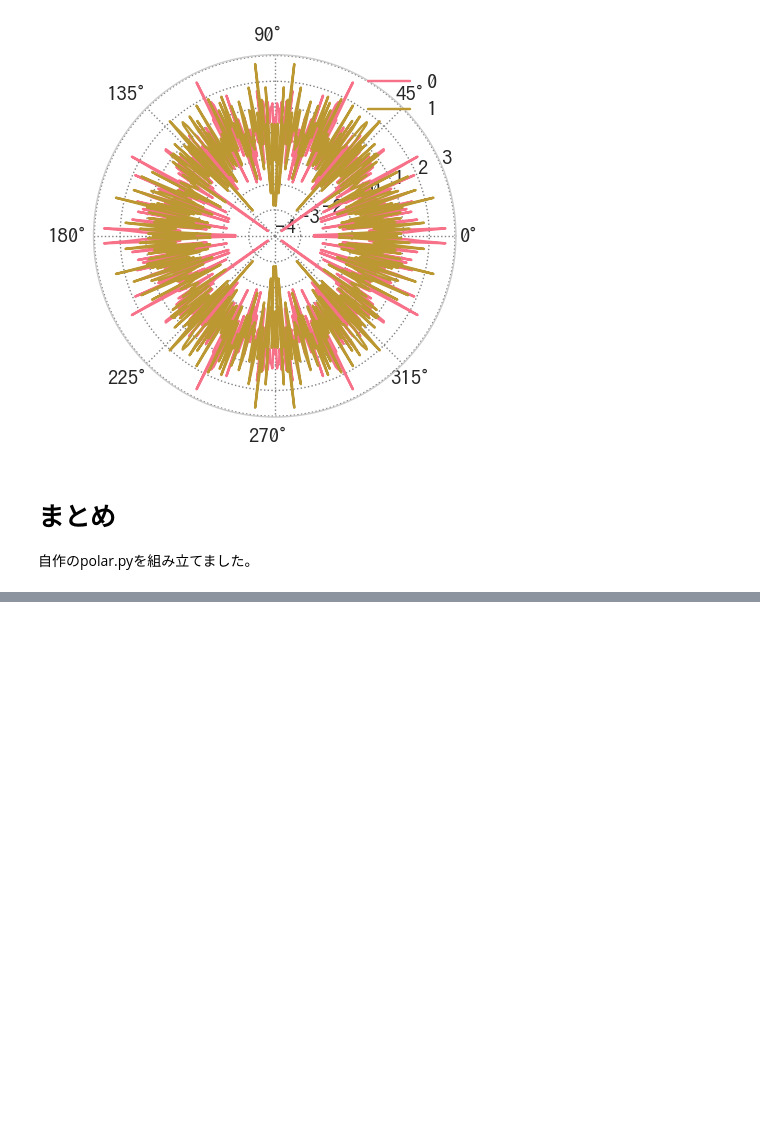
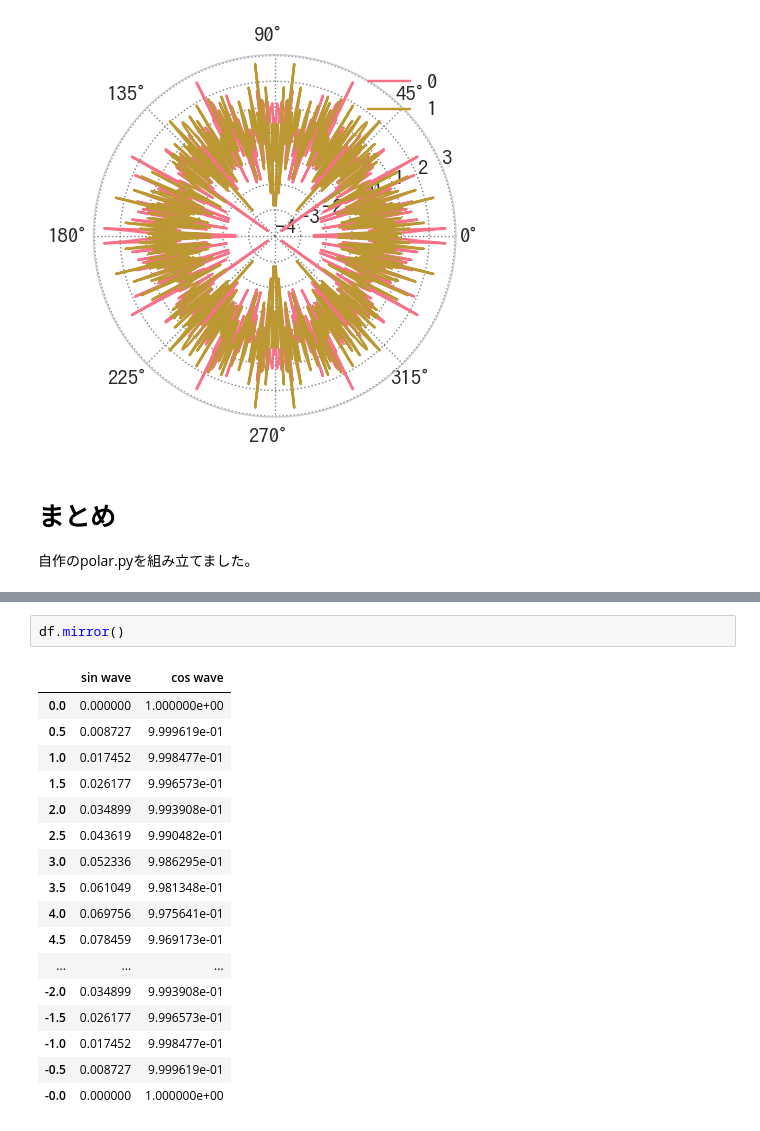
Before and after one commit to u1and0/polarplot, a Jupyter notebook: polarplot.ipynb, the cells around one changed output, grey strips where cells are left out. Saved outputs shown, nothing was run; the diff lists cells and outputs as text; blank space fills up the shorter version.

```diff
--- a/polarplot.ipynb
+++ b/polarplot.ipynb
@@ -436,0 +515,20 @@ for cls in (pd.DataFrame, pd.Series):
+# %%
+df.mirror()
+# %% [output]
+|  | sin wave | cos wave |
+| 0.0 | 0.000000 | 1.000000e+00 |
+| 0.5 | 0.008727 | 9.999619e-01 |
+| 1.0 | 0.017452 | 9.998477e-01 |
+| 1.5 | 0.026177 | 9.996573e-01 |
+| 2.0 | 0.034899 | 9.993908e-01 |
+| 2.5 | 0.043619 | 9.990482e-01 |
+| 3.0 | 0.052336 | 9.986295e-01 |
+| 3.5 | 0.061049 | 9.981348e-01 |
+| 4.0 | 0.069756 | 9.975641e-01 |
+| 4.5 | 0.078459 | 9.969173e-01 |
+| ... | ... | ... |
+| -2.0 | 0.034899 | 9.993908e-01 |
+| -1.5 | 0.026177 | 9.996573e-01 |
+| -1.0 | 0.017452 | 9.998477e-01 |
+| -0.5 | 0.008727 | 9.999619e-01 |
+| -0.0 | 0.000000 | 1.000000e+00 |
```
Also changed, not shown: parts of 13 cells of this notebook, 1 other file.
